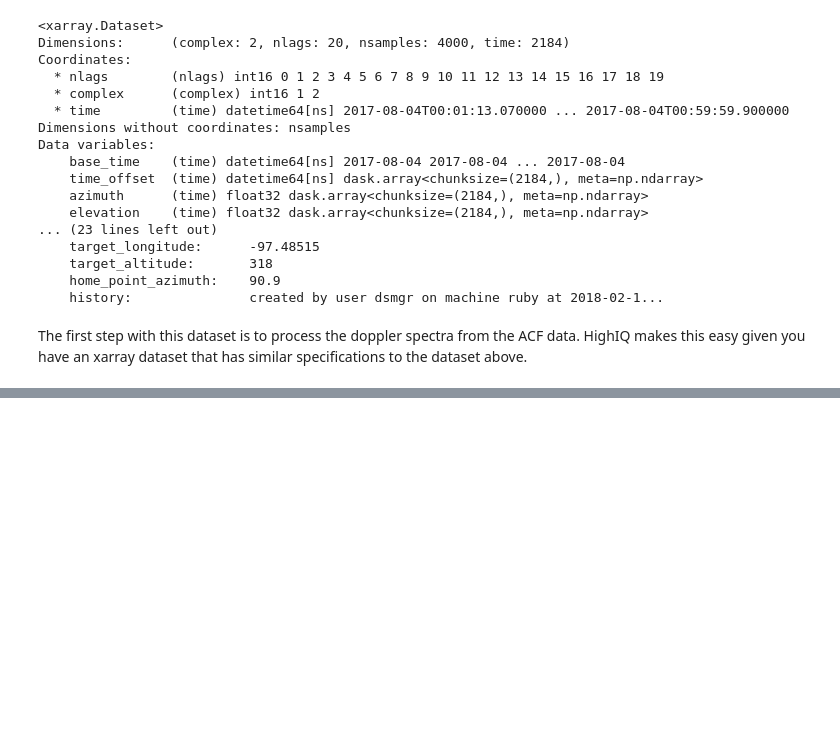
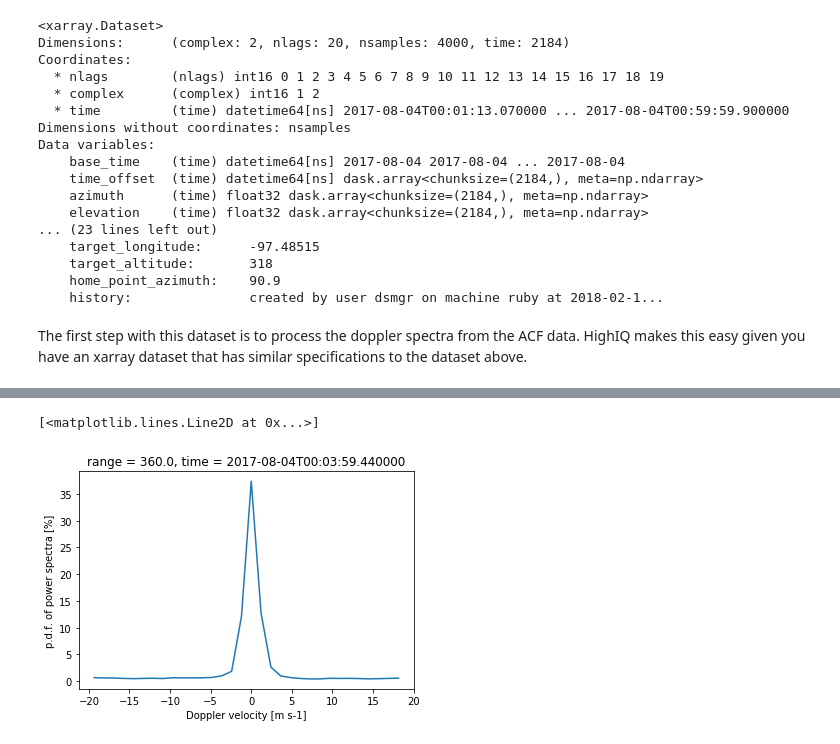
Before and after one commit to rcjackson/HighIQ, a Jupyter notebook: notebooks/HighIQ example notebook.ipynb, the cells around one changed output, grey strips where cells are left out. Cells and saved outputs as stored; diff of their text form; code cells hidden in the pictures; blank space fills up the shorter version.

```diff
--- a/notebooks/HighIQ example notebook.ipynb
+++ b/notebooks/HighIQ example notebook.ipynb
@@ -36,0 +70,6 @@ The first step with this dataset is to process the doppler spectra from the ACF
+# %%
+my_time = datetime.datetime(2017, 8, 4, 0, 4, 0)
+my_ds["power_spectra_normed"].sel(time=my_time, range=350., method='nearest').plot()
+# %% [output]
+[<matplotlib.lines.Line2D at 0x...>]
+[figure, added]
```
Also changed, not shown: parts of 12 cells of this notebook, 7 other files.
